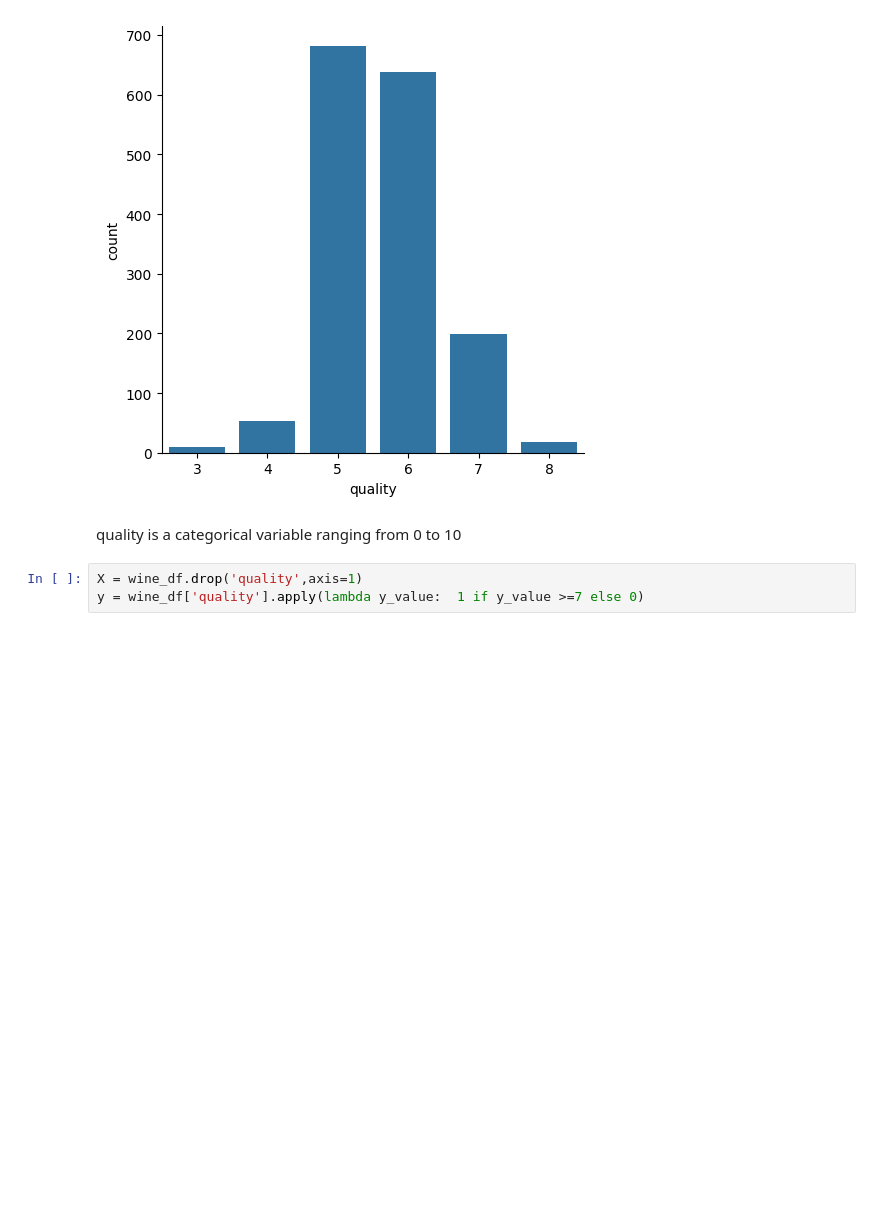
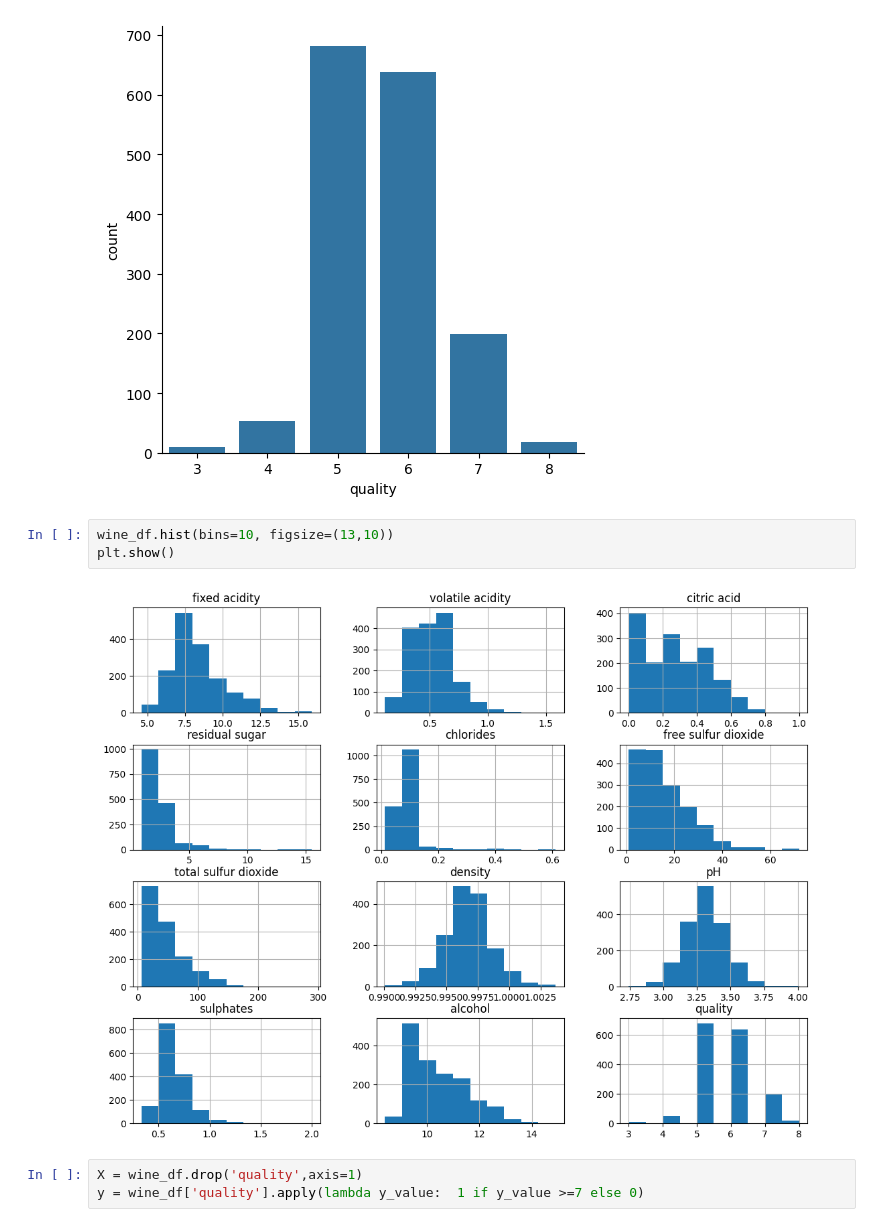
Before and after one commit to gsankarvg/Pattern-Rec---LC1, a Jupyter notebook: q5.ipynb, the cells around one changed output. Saved outputs shown, nothing was run; the diff lists cells and outputs as text; blank space fills up the shorter version.

```diff
--- a/q5.ipynb
+++ b/q5.ipynb
@@ -106,8 +105,11 @@ sns.catplot(x='quality', data= wine_df, kind='count' )
 # %% [output]
 <seaborn.axisgrid.FacetGrid at 0x...>
 [figure]
-# %% [markdown]
-quality is a categorical variable ranging from 0 to 10
+# %%
+wine_df.hist(bins=10, figsize=(13,10))
+plt.show()
+# %% [output]
+[figure, added]
 # %%
 X = wine_df.drop('quality',axis=1)
 y = wine_df['quality'].apply(lambda y_value:  1 if y_value >=7 else 0)
```
Also changed, not shown: parts of 14 cells of this notebook, 9 other files.
